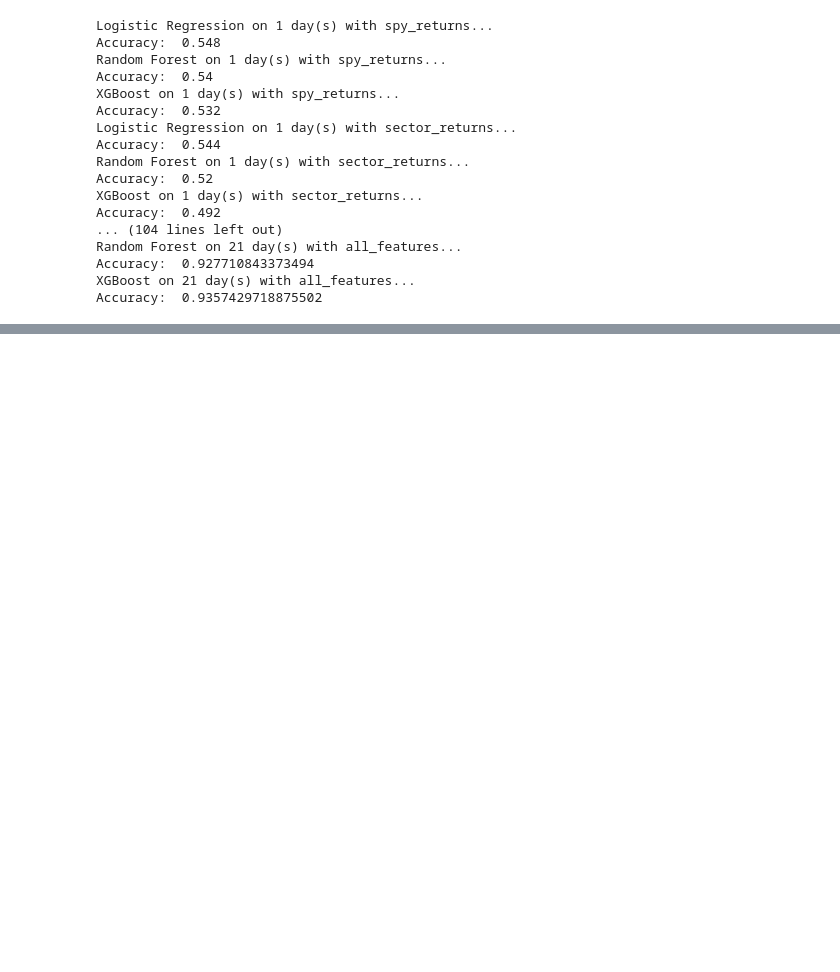
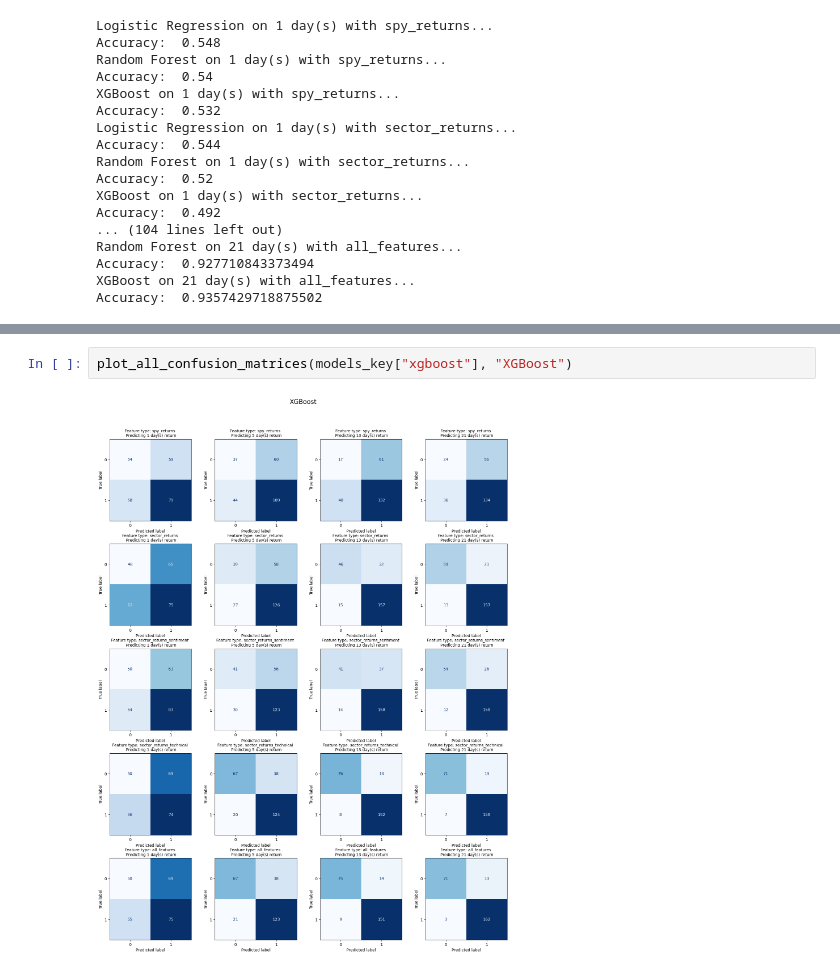
Before and after one commit to nogibjj/Hedgehog, a Jupyter notebook: predictions.ipynb, the cells around one changed output, grey strips where cells are left out. Saved outputs shown, nothing was run; the diff lists cells and outputs as text; blank space fills up the shorter version.

```diff
--- a/predictions.ipynb
+++ b/predictions.ipynb
@@ -113,0 +146,4 @@ Accuracy:  0.9357429718875502
+# %%
+plot_all_confusion_matrices(models_key["xgboost"], "XGBoost")
+# %% [output]
+[figure, added]
```
Also changed, not shown: parts of 3 cells of this notebook.
